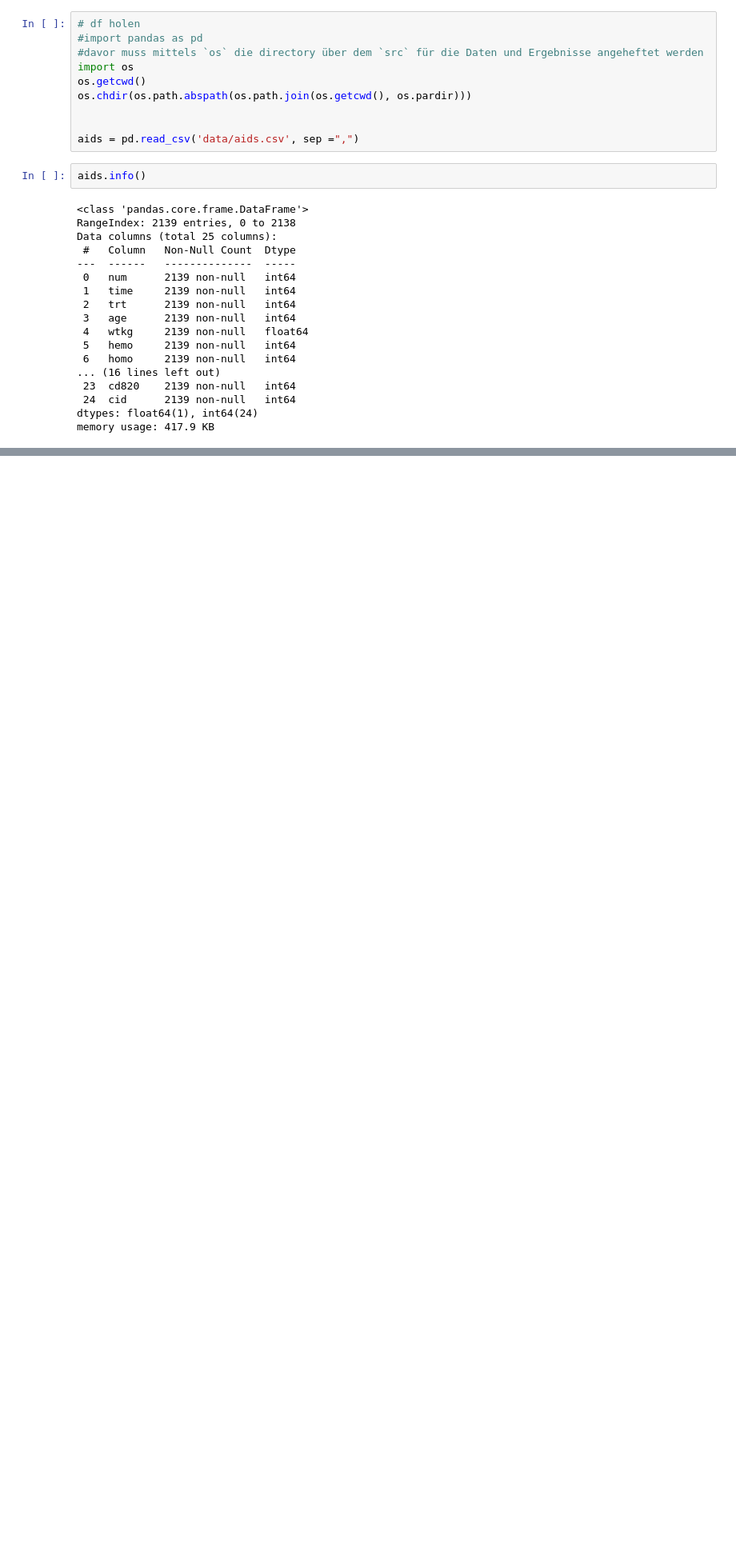
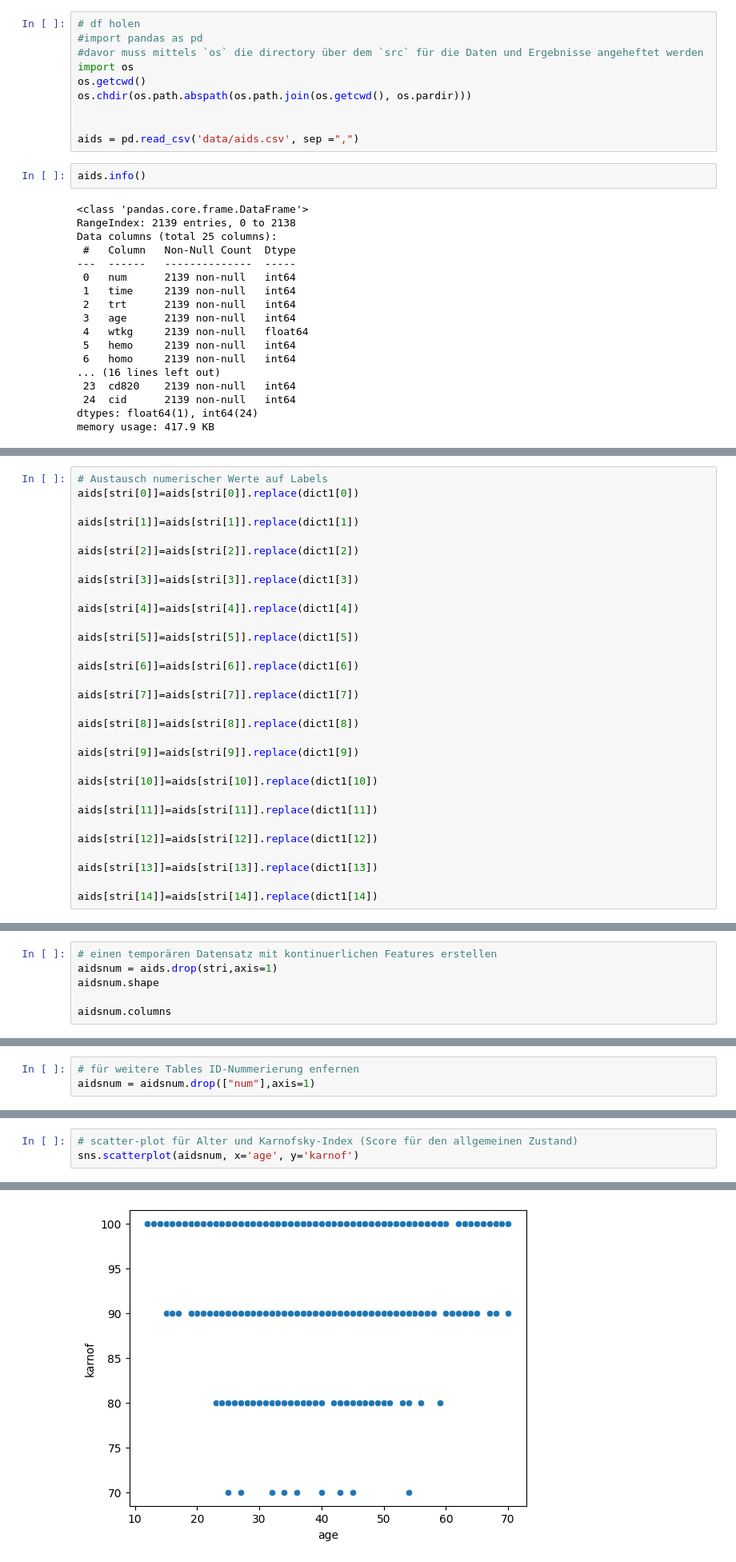
Before and after one commit to bogatyr-e/ml-prediction-aids, a Jupyter notebook: src/preprocessing.ipynb, the cells around one changed output, grey strips where cells are left out. Shown: that part at 80% size. Drawn from its saved outputs; the diff is of its cells as text; blank space fills up the shorter version.

```diff
--- a/src/preprocessing.ipynb
+++ b/src/preprocessing.ipynb
@@ -115,0 +87,31 @@ pickle.dump(df_confusion, file_to_write)
+# %%
+# Austausch numerischer Werte auf Labels
+aids[stri[0]]=aids[stri[0]].replace(dict1[0])
+
+aids[stri[1]]=aids[stri[1]].replace(dict1[1])
+
+aids[stri[2]]=aids[stri[2]].replace(dict1[2])
+
+aids[stri[3]]=aids[stri[3]].replace(dict1[3])
+
+aids[stri[4]]=aids[stri[4]].replace(dict1[4])
+
+aids[stri[5]]=aids[stri[5]].replace(dict1[5])
+
+aids[stri[6]]=aids[stri[6]].replace(dict1[6])
+
+aids[stri[7]]=aids[stri[7]].replace(dict1[7])
+
+aids[stri[8]]=aids[stri[8]].replace(dict1[8])
+
+aids[stri[9]]=aids[stri[9]].replace(dict1[9])
+
+aids[stri[10]]=aids[stri[10]].replace(dict1[10])
+
+aids[stri[11]]=aids[stri[11]].replace(dict1[11])
+
+aids[stri[12]]=aids[stri[12]].replace(dict1[12])
+
+aids[stri[13]]=aids[stri[13]].replace(dict1[13])
+
+aids[stri[14]]=aids[stri[14]].replace(dict1[14])
@@ -115,0 +253,6 @@ pickle.dump(df_confusion, file_to_write)
+# %%
+# einen temporären Datensatz mit kontinuerlichen Features erstellen
+aidsnum = aids.drop(stri,axis=1)
+aidsnum.shape
+
+aidsnum.columns
@@ -115,0 +263,3 @@ pickle.dump(df_confusion, file_to_write)
+# %%
+# für weitere Tables ID-Nummerierung enfernen
+aidsnum = aidsnum.drop(["num"],axis=1)
@@ -115,0 +315,4 @@ pickle.dump(df_confusion, file_to_write)
+# %%
+# scatter-plot für Alter und Karnofsky-Index (Score für den allgemeinen Zustand)
+sns.scatterplot(aidsnum, x='age', y='karnof')
+# %% [output]
@@ -115,0 +320 @@ pickle.dump(df_confusion, file_to_write)
+[figure, added]
```
Also changed, not shown: parts of 79 cells of this notebook, 4 other files.
